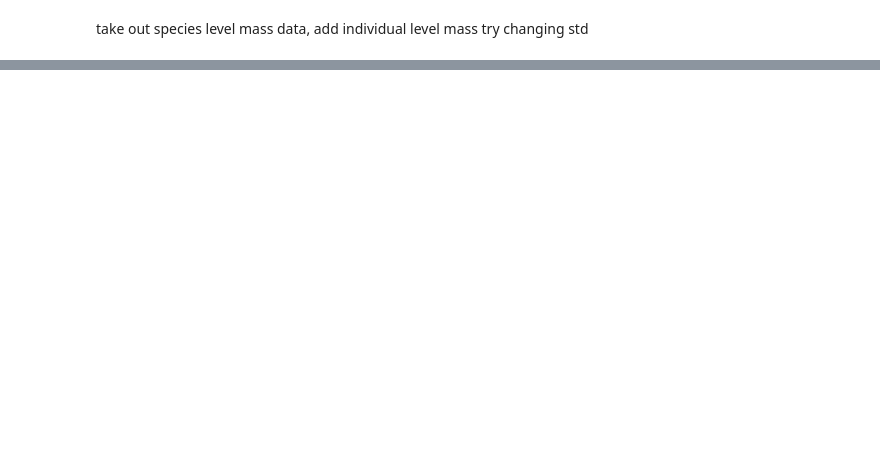
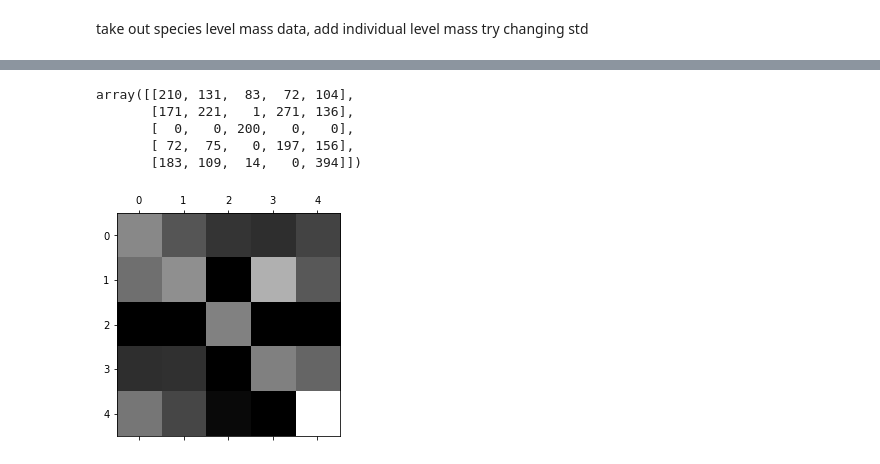
Before and after one commit to TaranRallings/bones_analysis, a Jupyter notebook: bones_classification.ipynb, the cells around one changed output, grey strips where cells are left out. Cells and saved outputs as stored; diff of their text form; code cells hidden in the pictures; blank space fills up the shorter version.

```diff
--- a/bones_classification.ipynb
+++ b/bones_classification.ipynb
@@ -403,0 +434,13 @@ indiv_bones_and_mass
+# %%
+
+pca_features = list(range(1, 8))
+
+param_grid = [
+    {'n_estimators': [3, 10, 30,], 'max_features': pca_features},
+    {'bootstrap': [False], 'n_estimators': [3, 10, 30], 'max_features': pca_features}
+]
+
+
+pca_grid_search = GridSearchCV(forest_clf, param_grid, cv=5)
+# %%
+pca_grid_search.fit(X2D, aug_diet_labels)
@@ -403,0 +459,17 @@ indiv_bones_and_mass
+# %%
+pca_final_model = pca_grid_search.best_estimator_
+pca_best_forest = cross_val_predict(pca_final_model, X2D, aug_diet_labels, cv=3)
+# %%
+conf_mx = confusion_matrix(aug_diet_labels, pca_best_forest)
+conf_mx
+# %% [output]
+array([[210, 131,  83,  72, 104],
+       [171, 221,   1, 271, 136],
+       [  0,   0, 200,   0,   0],
+       [ 72,  75,   0, 197, 156],
+       [183, 109,  14,   0, 394]])
+# %%
+plt.matshow(conf_mx, cmap=plt.cm.gray)
+plt.show()
+# %% [output]
+[figure, added]
```
Also changed, not shown: parts of 22 cells of this notebook, 2 other files.
